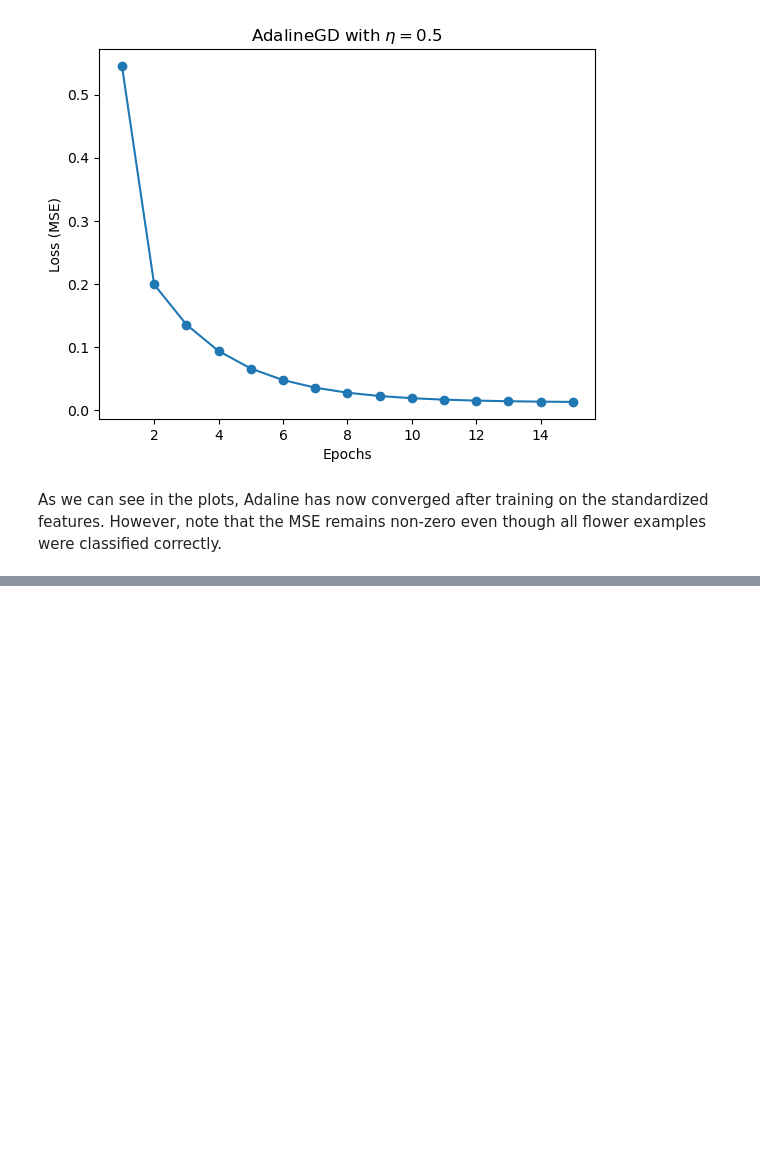
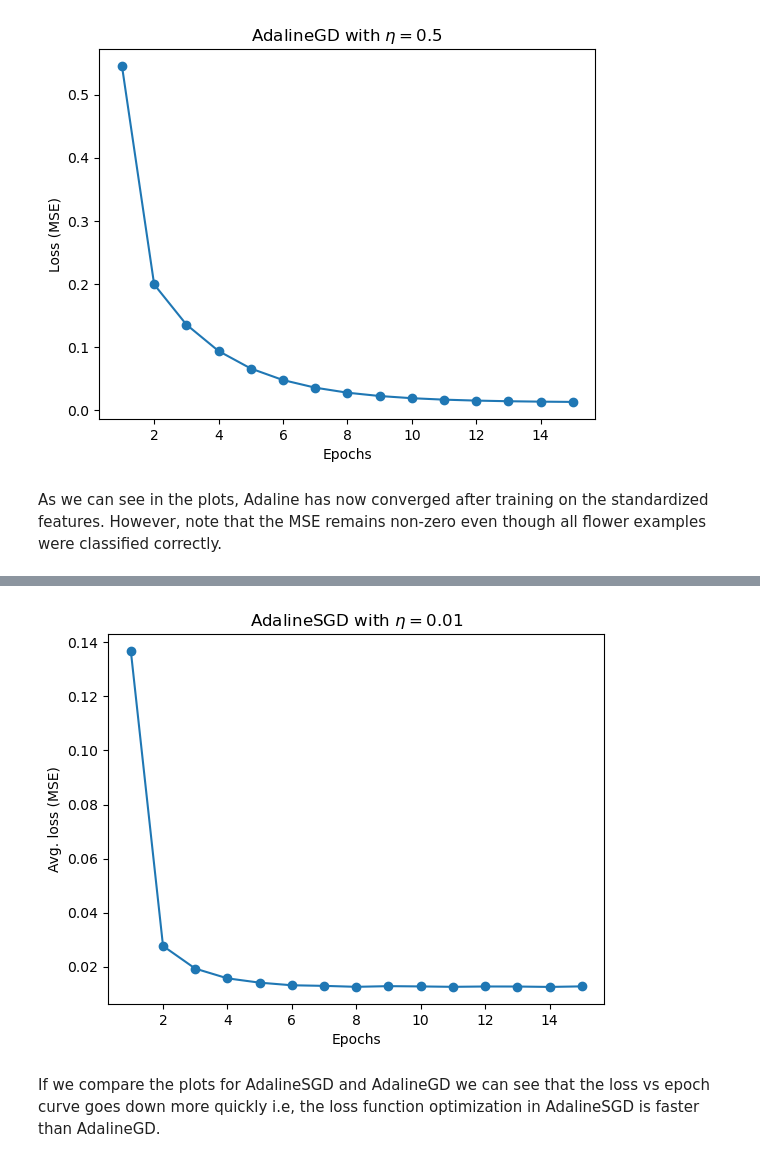
Before and after one commit to AindreaAjax/ML_Introduction, a Jupyter notebook: ML_Basics/02_Perceptron_and_Adaptive_Linear_Neurons.ipynb, the cells around one changed output, grey strips where cells are left out. Cells and saved outputs as stored; diff of their text form; code cells hidden in the pictures; blank space fills up the shorter version.

```diff
--- a/ML_Basics/02_Perceptron_and_Adaptive_Linear_Neurons.ipynb
+++ b/ML_Basics/02_Perceptron_and_Adaptive_Linear_Neurons.ipynb
@@ -698,0 +910,13 @@ As we can see in the plots, Adaline has now converged after training on the stan
+# %%
+# losses vs epochs plot
+fig, ax = plt.subplots()
+
+ax.plot(range(1, ada_sgd.n_epochs + 1), ada_sgd.losses_, marker="o")
+ax.set(
+    xlabel="Epochs", ylabel="Avg. loss (MSE)", title=r"AdalineSGD with $\eta = 0.01$"
+)
+plt.show()
+# %% [output]
+[figure, added]
+# %% [markdown]
+If we compare the plots for AdalineSGD and AdalineGD we can see that the loss vs epoch curve goes down more quickly i.e, the loss function optimization in AdalineSGD is faster than AdalineGD.
```
Also changed, not shown: parts of 25 cells of this notebook.
